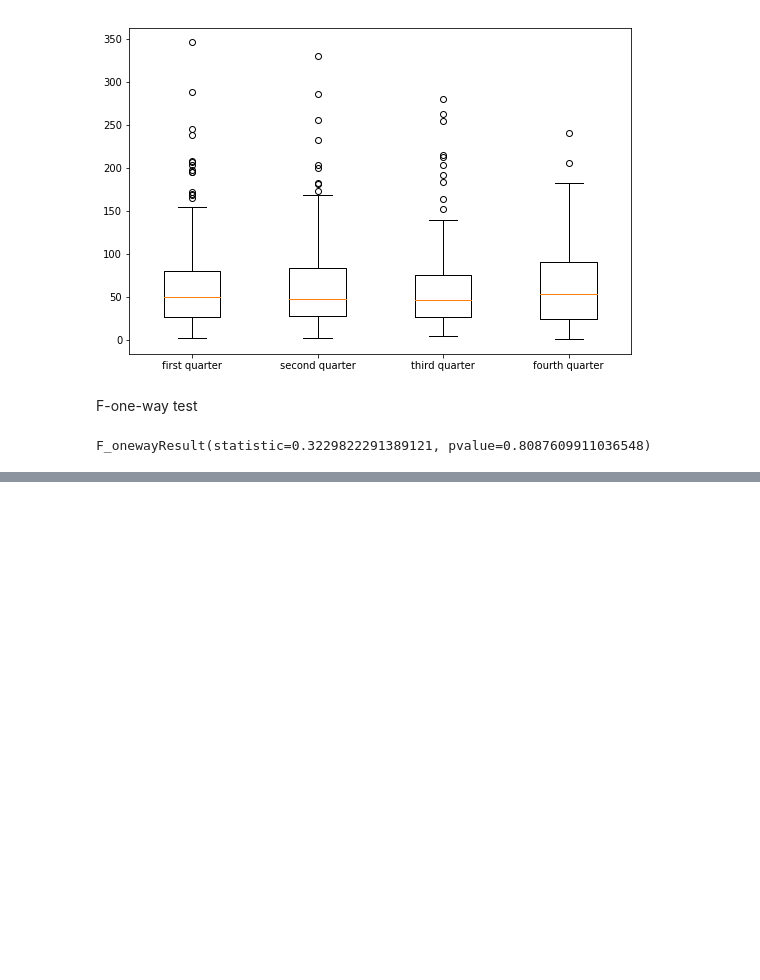
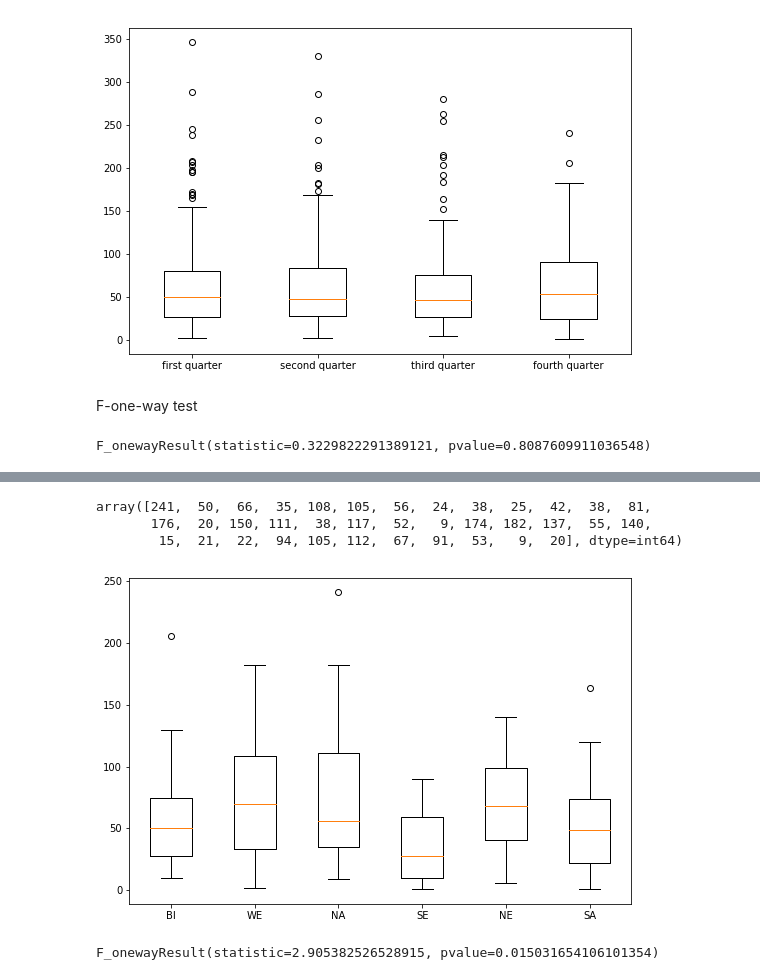
Before and after one commit to nikolholicka/Hypotesis_Testing_Northwind_Database, a Jupyter notebook: Hypotheses_Testing_Mod3_Project.ipynb, the cells around one changed output, grey strips where cells are left out. Drawn from its saved outputs; the diff is of its cells as text; code cells hidden in the pictures; blank space fills up the shorter version.

```diff
--- a/Hypotheses_Testing_Mod3_Project.ipynb
+++ b/Hypotheses_Testing_Mod3_Project.ipynb
@@ -498,14 +495,12 @@ array(['British Isles', 'Central America', 'Scandinavia',
 # %%
-all_regions = ['British Isles', 'Central America', 'Scandinavia',
-       'Western Europe', 'North America', 'Southern Europe',
-       'Northern Europe', 'South America', 'Eastern Europe']
+all_regions = ['British Isles','Western Europe','North America',
+               'Southern Europe','Northern Europe','South America']
 # %%
-BI = fourth_q.loc[fourth_q.s_region == all_regions[0]]
-CM = fourth_q.loc[fourth_q.s_region == all_regions[1]]
-SC = fourth_q.loc[fourth_q.s_region == all_regions[2]]
-WE = fourth_q.loc[fourth_q.s_region == all_regions[3]]
-NA = fourth_q.loc[fourth_q.s_region == all_regions[4]]
-SE = fourth_q.loc[fourth_q.s_region == all_regions[5]]
-NE = fourth_q.loc[fourth_q.s_region == all_regions[6]]
-SA = fourth_q.loc[fourth_q.s_region == all_regions[7]]
-EE = fourth_q.loc[fourth_q.s_region == all_regions[8]]
+BI = np.array(fourth_q.loc[fourth_q.s_region == all_regions[0],'quantity'])
+WE = np.array(fourth_q.loc[fourth_q.s_region == all_regions[1],'quantity'])
+NA = np.array(fourth_q.loc[fourth_q.s_region == all_regions[2],'quantity'])
+SE = np.array(fourth_q.loc[fourth_q.s_region == all_regions[3],'quantity'])
+NE = np.array(fourth_q.loc[fourth_q.s_region == all_regions[4],'quantity'])
+SA = np.array(fourth_q.loc[fourth_q.s_region == all_regions[5],'quantity'])
+
+fourth_q_all_regions = [BI,WE,NA,SE,NE,SA]
@@ -528,0 +507,16 @@ EE = fourth_q.loc[fourth_q.s_region == all_regions[8]]
+# %%
+NA
+# %% [output]
+array([241,  50,  66,  35, 108, 105,  56,  24,  38,  25,  42,  38,  81,
+       176,  20, 150, 111,  38, 117,  52,   9, 174, 182, 137,  55, 140,
+        15,  21,  22,  94, 105, 112,  67,  91,  53,   9,  20], dtype=int64)
+# %%
+fig = plt.figure(1,figsize=(9,6))
+ax = fig.add_subplot(111)
+to_plot = ax.boxplot(fourth_q_all_regions,labels=['BI','WE','NA','SE','NE','SA'])
+# %% [output]
+[figure, added]
+# %%
+scipy.stats.f_oneway(BI,WE,NA,SE,NE,SA)
+# %% [output]
+F_onewayResult(statistic=2.905382526528915, pvalue=0.015031654106101354)
```
Also changed, not shown: parts of 23 cells of this notebook.
